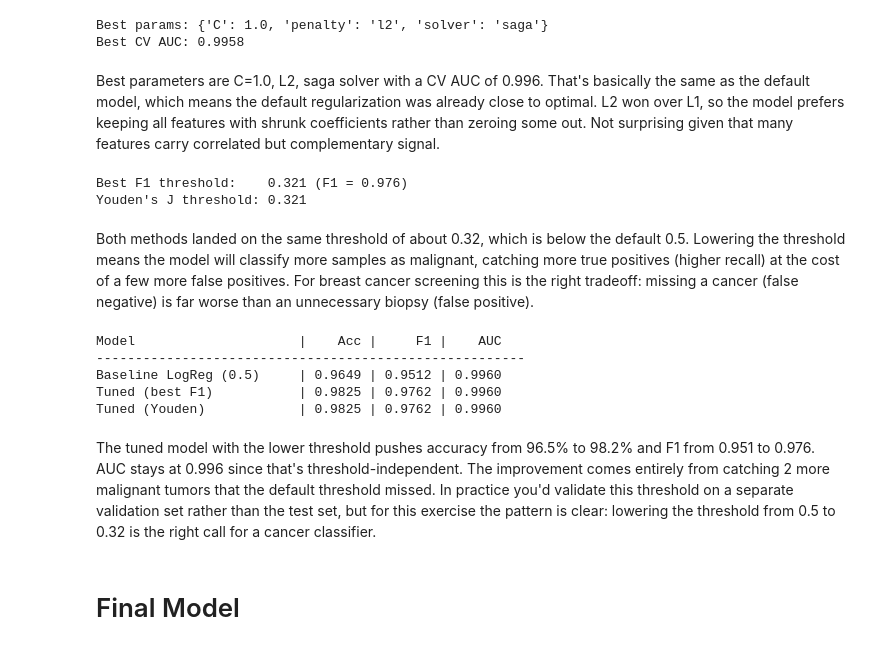
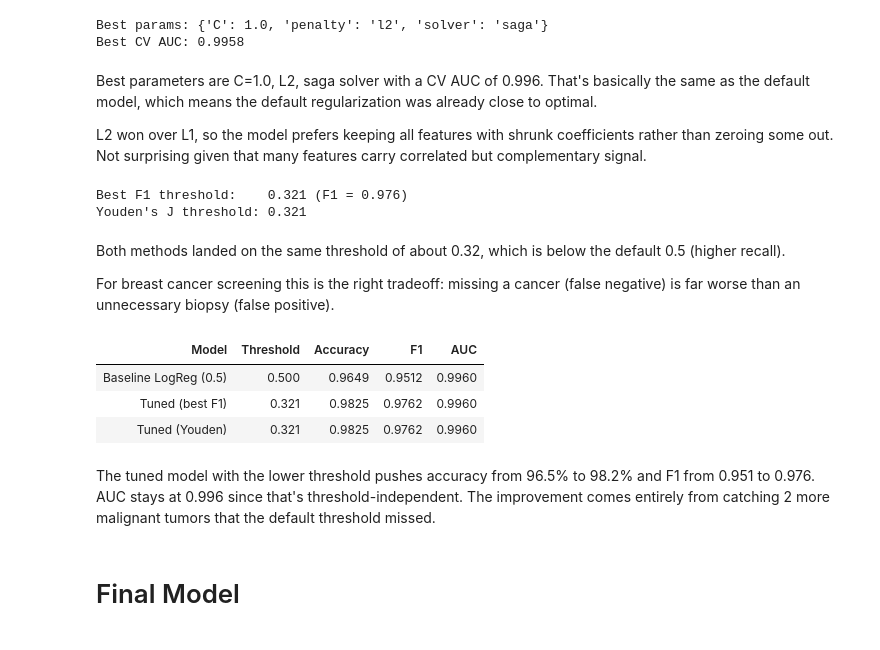
Before and after one commit to amaldu/data-science-katas, a Jupyter notebook: machine_learning/01_regression/logistic_regression/exercises/exercise_logistic_regression.ipynb, the cells around one changed output. Saved outputs shown, nothing was run; the diff lists cells and outputs as text; code cells hidden in the pictures.

```diff
--- a/machine_learning/01_regression/logistic_regression/exercises/exercise_logistic_regression.ipynb
+++ b/machine_learning/01_regression/logistic_regression/exercises/exercise_logistic_regression.ipynb
@@ -461,7 +496,9 @@ if best_model.penalty == 'l1':
 Best params: {'C': 1.0, 'penalty': 'l2', 'solver': 'saga'}
 Best CV AUC: 0.9958
 # %% [markdown]
-Best parameters are C=1.0, L2, saga solver with a CV AUC of 0.996. That's basically the same as the default model, which means the default regularization was already close to optimal. L2 won over L1, so the model prefers keeping all features with shrunk coefficients rather than zeroing some out. Not surprising given that many features carry correlated but complementary signal.
+Best parameters are C=1.0, L2, saga solver with a CV AUC of 0.996. That's basically the same as the default model, which means the default regularization was already close to optimal.
+
+L2 won over L1, so the model prefers keeping all features with shrunk coefficients rather than zeroing some out. Not surprising given that many features carry correlated but complementary signal.
 # %%
 # Threshold tuning
 y_test_proba_best = best_model.predict_proba(X_test_scaled)[:, 1]
@@ -484,30 +521,37 @@ print(f"Youden's J threshold: {best_threshold_j:.3f}")
 Best F1 threshold:    0.321 (F1 = 0.976)
 Youden's J threshold: 0.321
 # %% [markdown]
-Both methods landed on the same threshold of about 0.32, which is below the default 0.5. Lowering the threshold means the model will classify more samples as malignant, catching more true positives (higher recall) at the cost of a few more false positives. For breast cancer screening this is the right tradeoff: missing a cancer (false negative) is far worse than an unnecessary biopsy (false positive).
+Both methods landed on the same threshold of about 0.32, which is below the default 0.5 (higher recall).
+
+For breast cancer screening this is the right tradeoff: missing a cancer (false negative) is far worse than an unnecessary biopsy (false positive).
 # %%
 # Model comparison
-print(f"{'Model':<25} | {'Acc':>6} | {'F1':>6} | {'AUC':>6}")
-print("-" * 55)
+rows = []
 for name, m, threshold in [
     ("Baseline LogReg (0.5)", model, 0.5),
     ("Tuned (best F1)", best_model, best_threshold_f1),
     ("Tuned (Youden)", best_model, best_threshold_j),
 ]:
     proba = m.predict_proba(X_test_scaled)[:, 1]
     preds = (proba >= threshold).astype(int)
-    acc_val = accuracy_score(y_test, preds)
-    f1_val = f1_score(y_test, preds)
-    auc_val = roc_auc_score(y_test, proba)
-    print(f"{name:<25} | {acc_val:.4f} | {f1_val:.4f} | {auc_val:.4f}")
+    rows.append({
+        'Model': name,
+        'Threshold': threshold,
+        'Accuracy': accuracy_score(y_test, preds),
+        'F1': f1_score(y_test, preds),
+        'AUC': roc_auc_score(y_test, proba),
+    })
+
+pd.DataFrame(rows).style.format({
+    'Threshold': '{:.3f}', 'Accuracy': '{:.4f}', 'F1': '{:.4f}', 'AUC': '{:.4f}'
+}).hide(axis='index')
 # %% [output]
-Model                     |    Acc |     F1 |    AUC
--------------------------------------------------------
-Baseline LogReg (0.5)     | 0.9649 | 0.9512 | 0.9960
-Tuned (best F1)           | 0.9825 | 0.9762 | 0.9960
-Tuned (Youden)            | 0.9825 | 0.9762 | 0.9960
+| Model | Threshold | Accuracy | F1 | AUC |
+| Baseline LogReg (0.5) | 0.500 | 0.9649 | 0.9512 | 0.9960 |
+| Tuned (best F1) | 0.321 | 0.9825 | 0.9762 | 0.9960 |
+| Tuned (Youden) | 0.321 | 0.9825 | 0.9762 | 0.9960 |
 # %% [markdown]
-The tuned model with the lower threshold pushes accuracy from 96.5% to 98.2% and F1 from 0.951 to 0.976. AUC stays at 0.996 since that's threshold-independent. The improvement comes entirely from catching 2 more malignant tumors that the default threshold missed. In practice you'd validate this threshold on a separate validation set rather than the test set, but for this exercise the pattern is clear: lowering the threshold from 0.5 to 0.32 is the right call for a cancer classifier.
+The tuned model with the lower threshold pushes accuracy from 96.5% to 98.2% and F1 from 0.951 to 0.976. AUC stays at 0.996 since that's threshold-independent. The improvement comes entirely from catching 2 more malignant tumors that the default threshold missed.
 # %% [markdown]
 # Final Model
 # %%
```
Also changed, not shown: parts of 17 cells of this notebook.
